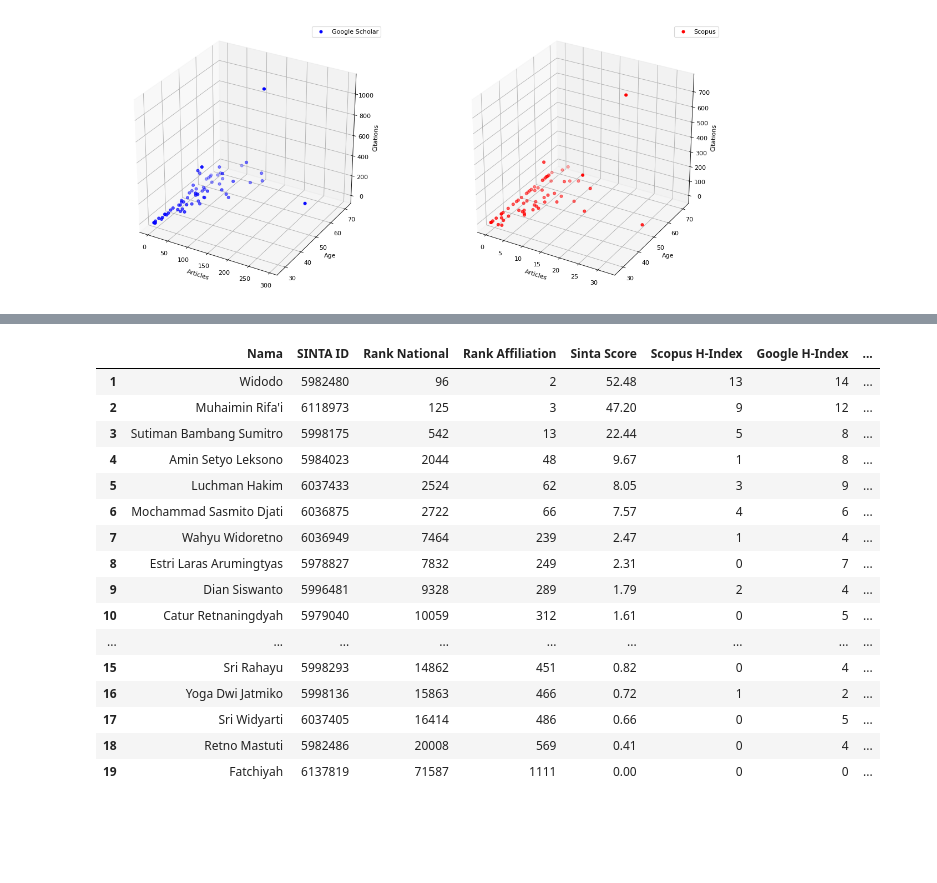
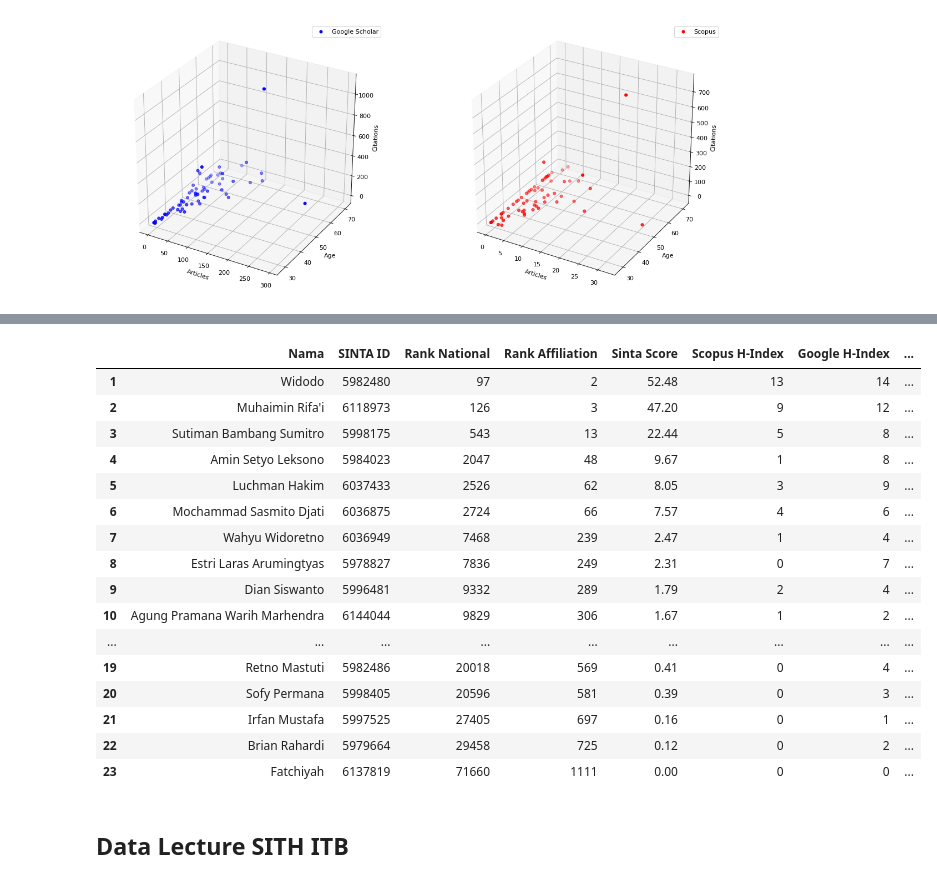
Before and after one commit to matinnuhamunada/SINTA_data_mining, a Jupyter notebook: Data Mining SINTA.ipynb, the cells around one changed output, grey strips where cells are left out. Cells and saved outputs as stored; diff of their text form; code cells hidden in the pictures; blank space fills up the shorter version.

```diff
--- a/Data Mining SINTA.ipynb
+++ b/Data Mining SINTA.ipynb
@@ -439,8 +471,10 @@ info = search(url2)
 # %%
 ls = []
 for i in info.find_all('a', href=True):
-    if 'https://www.scopus.com' in i['href']:
-        for x in i.contents:
-            y = x.strip()
-            #print(y)
-            ls.append(y)
+    for a in i:
+        if isinstance(a, NavigableString):
+            if a.isspace() == False:
+                y = a.strip()
+                ls.append(y)
+ls = ls[:-1]
+ls
@@ -471,6 +503,7 @@ replaced = [w.replace('Prof. Dr.\xa0', '')\
             .replace('Prof. Dr. ', '')\
             .replace('Prof. Dra. ', '')\
             .replace('Prof. ', '')\
+            .replace('SU.,D.Sc', '')\
             .replace('Dr.rer.nat. ', '')\
             .replace('Dr. rer.nat. ', '')\
             .replace('Dr.biol.hom. ', '')\
@@ -485,6 +518,7 @@ replaced = [w.replace('Prof. Dr.\xa0', '')\
             .replace(', ', '')\
             .replace('M.Sc.St', '')\
             .replace('M.Sc.', '')\
+            .replace('M.Sc', '')\
             .replace('Ph.D.', '')\
             .replace('Ph.D', '')\
             .replace('M.Si., ', '')\
@@ -493,6 +527,7 @@ replaced = [w.replace('Prof. Dr.\xa0', '')\
             .replace('M.S.', '')\
             .replace('M.App.Sc.', '')\
             .replace('MP.,D.Sc', '')\
+            .replace('D.Sc', '')\
             .replace('S.Si. ', '')\
             .replace('S.Si.', '')\
             .replace('S.U.', '')\
@@ -510,11 +545,12 @@ replaced = [w.replace('Prof. Dr.\xa0', '')\
             .replace('MS', '')\
             .replace('St.', '')\
             .replace('\xa0', '')\
-            .replace('SU.,D.Sc', '')\
+            .replace('M.Ling', '')\
             .replace('DAgr.Sc', '')\
             .replace(',', '')\
             .replace('Moch.', 'Mochammad')\
             .replace('Rifa`i', "Rifa'i")\
+            .replace('W.M.', "Warih Marhendra")\
             for w in ls]
 replaced
 # %% [output]
@@ -651,0 +715,12 @@ for i in pbar:
+# %%
+df_age_ub = DataFrame(columns=('DOB', \
+                              "Age", \
+                             )
+                    )
+df_age_ub.index.name = 'No'
+
+for i in df_sinta_ub.index.values:
+    now = datetime.datetime.now()
+    dob = str(df_NIP_UB.loc[i, 'NIP'])[:4]
+    age = now.year - int(dob)
+    df_age_ub.loc[i] = [dob, age]
@@ -652,25 +748,28 @@ for i in pbar:
 # %%
-df_sinta_ub = df_data2
-df_sinta_ub.to_csv('data4_ub.csv')
-rank_bio_ub = df_data2.sort_values(by=['Rank National'], ascending=True)
+x = pd.read_csv('data4_ub.csv', index_col=0)
+result_ub = pd.concat([x, df_nidn_ub['NIDN'], df_age_ub], axis=1)
+result_ub.to_csv('data UB.csv')
+rank_bio_ub = result_ub.sort_values(by=['Rank National'], ascending=True)
 rank_bio_ub.index = pd.RangeIndex(len(rank_bio_ub.index))+1
 pd.options.display.max_rows = 70
 rank_bio_ub
 # %% [output]
 |  | Nama | SINTA ID | Rank National | Rank Affiliation | Sinta Score | Scopus H-Index | Google H-Index | ... |
-| 1 | Widodo | 5982480 | 96 | 2 | 52.48 | 13 | 14 | ... |
-| 2 | Muhaimin Rifa'i | 6118973 | 125 | 3 | 47.20 | 9 | 12 | ... |
-| 3 | Sutiman Bambang Sumitro | 5998175 | 542 | 13 | 22.44 | 5 | 8 | ... |
-| 4 | Amin Setyo Leksono | 5984023 | 2044 | 48 | 9.67 | 1 | 8 | ... |
-| 5 | Luchman Hakim | 6037433 | 2524 | 62 | 8.05 | 3 | 9 | ... |
-| 6 | Mochammad Sasmito Djati | 6036875 | 2722 | 66 | 7.57 | 4 | 6 | ... |
-| 7 | Wahyu Widoretno | 6036949 | 7464 | 239 | 2.47 | 1 | 4 | ... |
-| 8 | Estri Laras Arumingtyas | 5978827 | 7832 | 249 | 2.31 | 0 | 7 | ... |
-| 9 | Dian Siswanto | 5996481 | 9328 | 289 | 1.79 | 2 | 4 | ... |
-| 10 | Catur Retnaningdyah | 5979040 | 10059 | 312 | 1.61 | 0 | 5 | ... |
+| 1 | Widodo | 5982480 | 97 | 2 | 52.48 | 13 | 14 | ... |
+| 2 | Muhaimin Rifa'i | 6118973 | 126 | 3 | 47.20 | 9 | 12 | ... |
+| 3 | Sutiman Bambang Sumitro | 5998175 | 543 | 13 | 22.44 | 5 | 8 | ... |
+| 4 | Amin Setyo Leksono | 5984023 | 2047 | 48 | 9.67 | 1 | 8 | ... |
+| 5 | Luchman Hakim | 6037433 | 2526 | 62 | 8.05 | 3 | 9 | ... |
+| 6 | Mochammad Sasmito Djati | 6036875 | 2724 | 66 | 7.57 | 4 | 6 | ... |
+| 7 | Wahyu Widoretno | 6036949 | 7468 | 239 | 2.47 | 1 | 4 | ... |
+| 8 | Estri Laras Arumingtyas | 5978827 | 7836 | 249 | 2.31 | 0 | 7 | ... |
+| 9 | Dian Siswanto | 5996481 | 9332 | 289 | 1.79 | 2 | 4 | ... |
+| 10 | Agung Pramana Warih Marhendra | 6144044 | 9829 | 306 | 1.67 | 1 | 2 | ... |
 | ... | ... | ... | ... | ... | ... | ... | ... | ... |
-| 15 | Sri Rahayu | 5998293 | 14862 | 451 | 0.82 | 0 | 4 | ... |
-| 16 | Yoga Dwi Jatmiko | 5998136 | 15863 | 466 | 0.72 | 1 | 2 | ... |
-| 17 | Sri Widyarti | 6037405 | 16414 | 486 | 0.66 | 0 | 5 | ... |
-| 18 | Retno Mastuti | 5982486 | 20008 | 569 | 0.41 | 0 | 4 | ... |
-| 19 | Fatchiyah | 6137819 | 71587 | 1111 | 0.00 | 0 | 0 | ... |
+| 19 | Retno Mastuti | 5982486 | 20018 | 569 | 0.41 | 0 | 4 | ... |
+| 20 | Sofy Permana | 5998405 | 20596 | 581 | 0.39 | 0 | 3 | ... |
+| 21 | Irfan Mustafa | 5997525 | 27405 | 697 | 0.16 | 0 | 1 | ... |
+| 22 | Brian Rahardi | 5979664 | 29458 | 725 | 0.12 | 0 | 2 | ... |
+| 23 | Fatchiyah | 6137819 | 71660 | 1111 | 0.00 | 0 | 0 | ... |
+# %% [markdown]
+## Data Lecture SITH ITB
```
Also changed, not shown: parts of 32 cells of this notebook, 9 other files.
